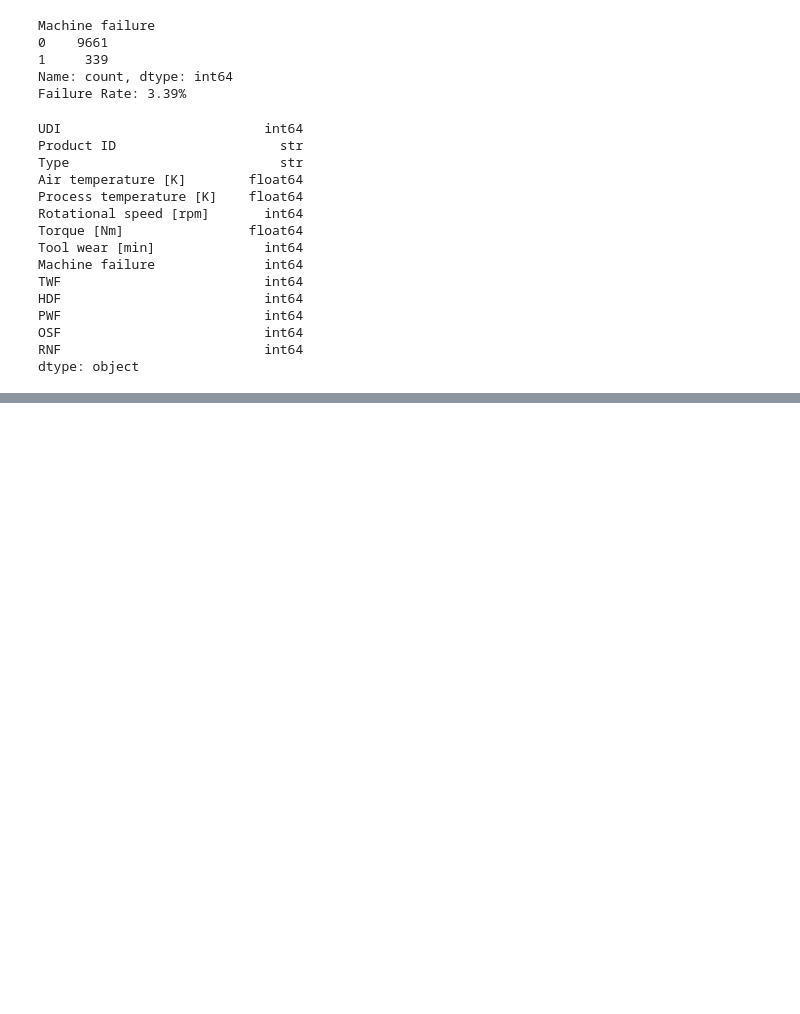
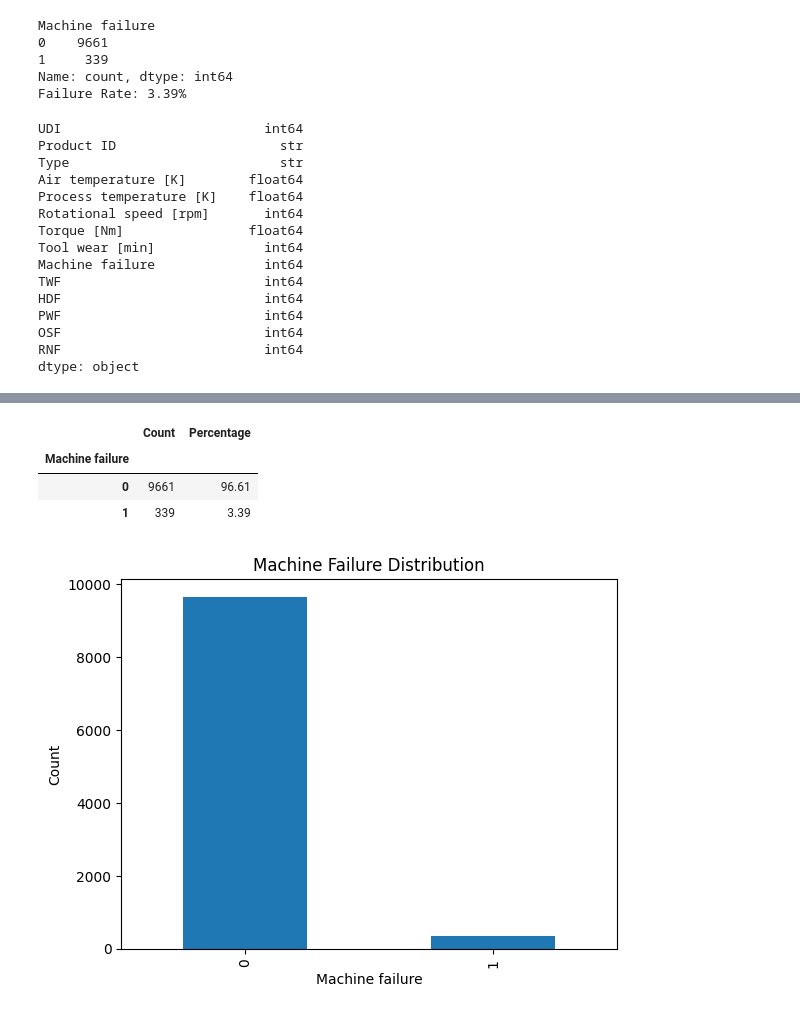
Before and after one commit to snpdsai/predictive-maintenance-contextual-ai, a Jupyter notebook: notebooks/01_data_ingestion.ipynb, the cells around one changed output, grey strips where cells are left out. Drawn from its saved outputs; the diff is of its cells as text; code cells hidden in the pictures; blank space fills up the shorter version.

Commit message:
Perform data quality assessment and class imbalance analysis

```diff
--- a/notebooks/01_data_ingestion.ipynb
+++ b/notebooks/01_data_ingestion.ipynb
@@ -113,0 +155,15 @@ dtype: object
+# %%
+failure_counts = df["Machine failure"].value_counts()
+
+failure_percentages = df["Machine failure"].value_counts(normalize=True) * 100
+
+imbalance_df = pd.DataFrame(
+    {"Count": failure_counts, "Percentage": failure_percentages}
+)
+
+imbalance_df
+# %% [output]
+|  | Count | Percentage |
+| Machine failure |  |  |
+| 0 | 9661 | 96.61 |
+| 1 | 339 | 3.39 |
@@ -113,0 +172,10 @@ dtype: object
+# %%
+failure_counts.plot(kind="bar")
+
+plt.title("Machine Failure Distribution")
+
+plt.ylabel("Count")
+
+plt.show()
+# %% [output]
+[figure, added]
```
Also changed, not shown: parts of 7 cells of this notebook, 1 other file.
